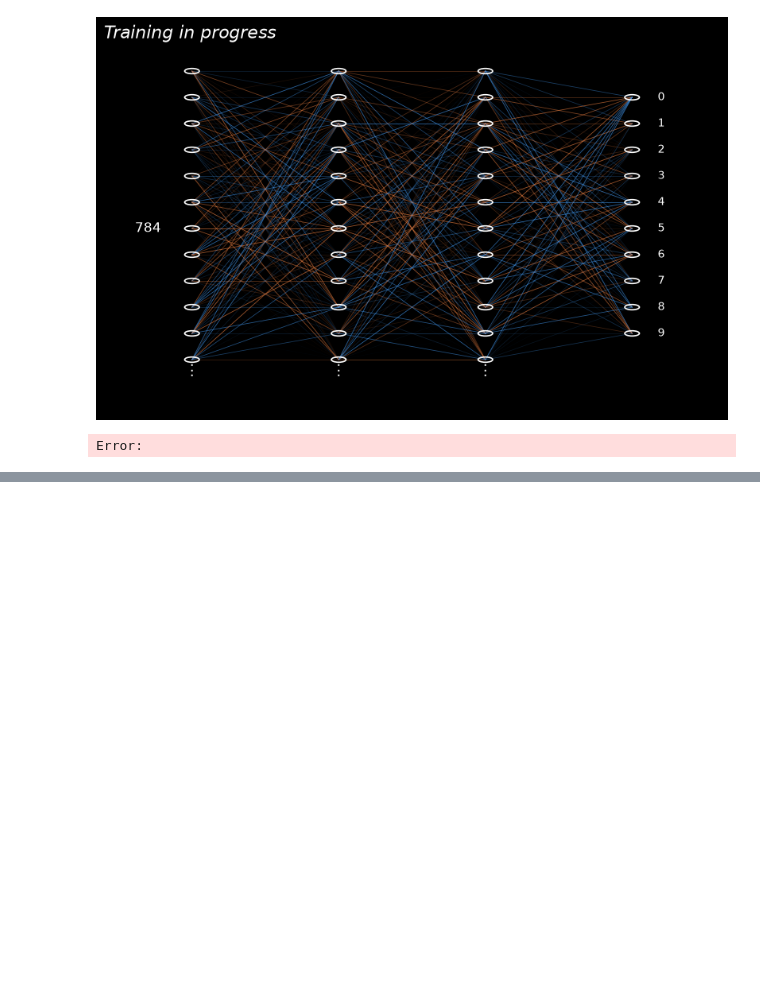
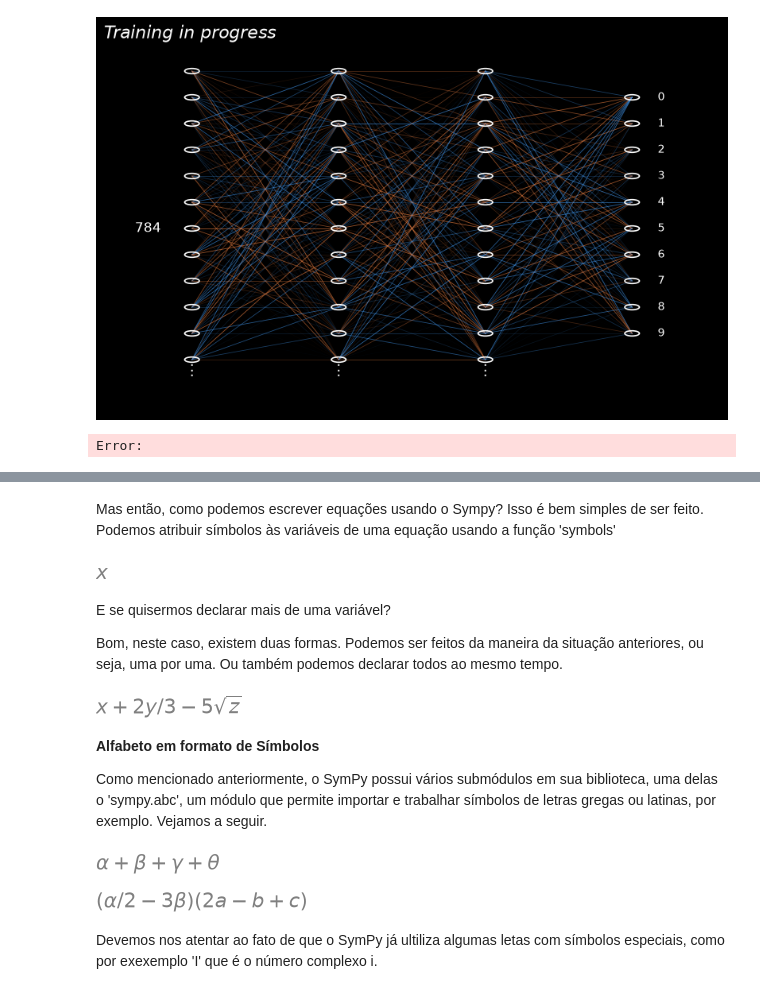
Before and after one commit to leonardoSilva0022/Fundamentos-da-intelig-ncia-artificial, a Jupyter notebook: fundamentos/IA.ipynb, the cells around one changed output, grey strips where cells are left out. Cells and saved outputs as stored; diff of their text form; code cells hidden in the pictures; blank space fills up the shorter version.

```diff
--- a/IA.ipynb
+++ b/fundamentos/IA.ipynb
@@ -223,0 +305,14 @@ Error:
+# %% [markdown]
+Mas então, como podemos escrever equações usando o Sympy?
+Isso é bem simples de ser feito. Podemos atribuir símbolos às variáveis de uma equação
+usando a função 'symbols'
+# %%
+x = sy.symbols('x')
+x
+# %% [output]
+[figure, added]
+# %% [markdown]
+E se quisermos declarar mais de uma variável?
+
+Bom, neste caso, existem duas formas. Podemos ser feitos da maneira da situação anteriores, ou seja,
+uma por uma. Ou também podemos declarar todos ao mesmo tempo.
@@ -223,0 +330,8 @@ Error:
+# %%
+x + 2*y/3 - 5*sqrt(z)
+# %% [output]
+[figure, added]
+# %% [markdown]
+**Alfabeto em formato de Símbolos**
+
+Como mencionado anteriormente, o SymPy possui vários submódulos em sua biblioteca, uma delas o 'sympy.abc', um módulo que permite importar e trabalhar símbolos de letras gregas ou latinas, por exemplo. Vejamos a seguir.
@@ -223,0 +340,11 @@ Error:
+# %%
+alpha + beta + gamma + theta
+# %% [output]
+[figure, added]
+# %%
+(2*a - b + c)*(alpha/2 - 3*beta)
+# %% [output]
+[figure, added]
+# %% [markdown]
+Devemos nos atentar ao fato de que o SymPy já ultiliza algumas letas com símbolos especiais,
+ como por exexemplo 'I' que é o número complexo i.
```
Also changed, not shown: parts of 20 cells of this notebook.
